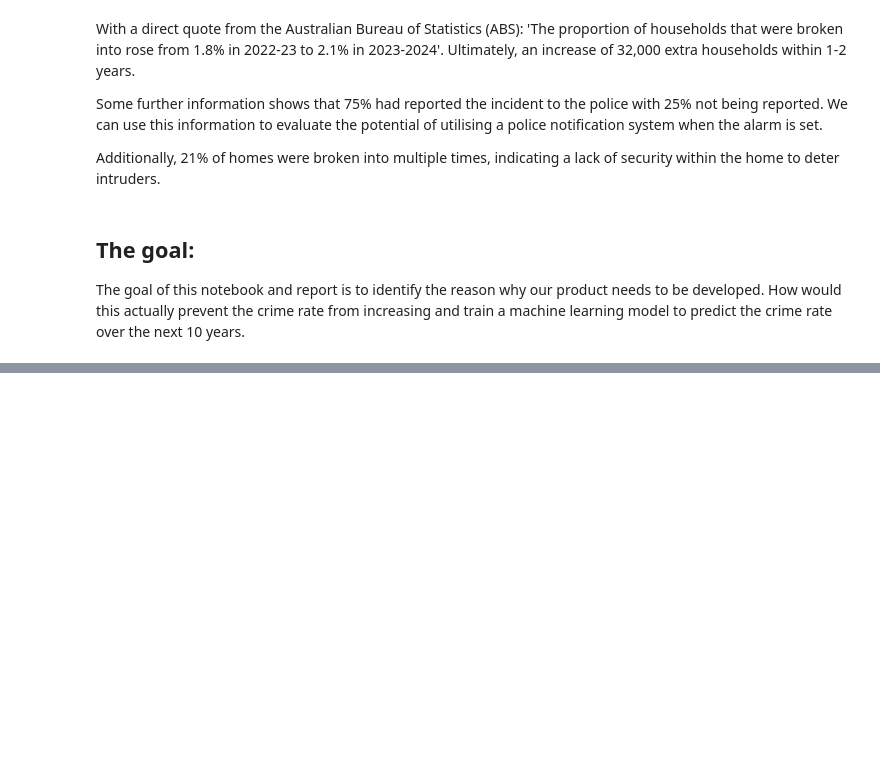
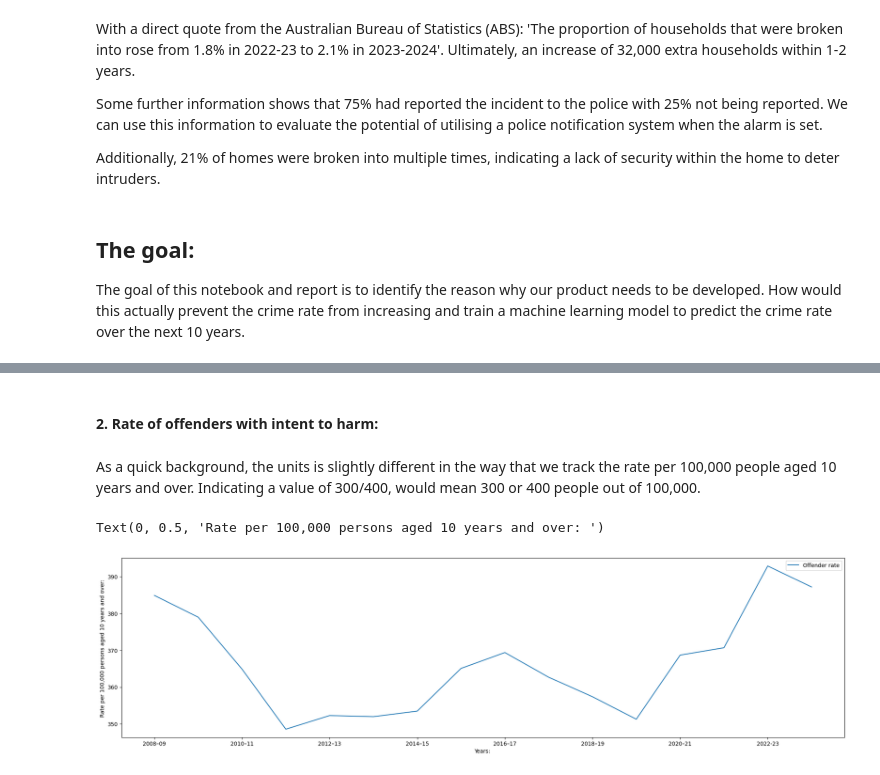
Before and after one commit to leeglb/HomeSurveillance-Project, a Jupyter notebook: crimeratemodel.ipynb, the cells around one changed output, grey strips where cells are left out. Drawn from its saved outputs; the diff is of its cells as text; code cells hidden in the pictures; blank space fills up the shorter version.

```diff
--- a/crimeratemodel.ipynb
+++ b/crimeratemodel.ipynb
@@ -22,0 +70,4 @@ The goal of this notebook and report is to identify the reason why our product n
+# %%
+harmful_data = harmful_offenders_data.iloc[:16]
+
+harmful_data
@@ -22,0 +110,11 @@ The goal of this notebook and report is to identify the reason why our product n
+# %% [markdown]
+#### 2. Rate of offenders with intent to harm:
+# %% [markdown]
+As a quick background, the units is slightly different in the way that we track the rate per 100,000 people aged 10 years and over. Indicating a value of 300/400, would mean 300 or 400 people out of 100,000.
+# %%
+harmful_data.plot(figsize=(24,6))
+plt.xlabel("Years: ")
+plt.ylabel("Rate per 100,000 persons aged 10 years and over: ")
+# %% [output]
+Text(0, 0.5, 'Rate per 100,000 persons aged 10 years and over: ')
+[figure, added]
```
Also changed, not shown: parts of 16 cells of this notebook, 3 other files.
